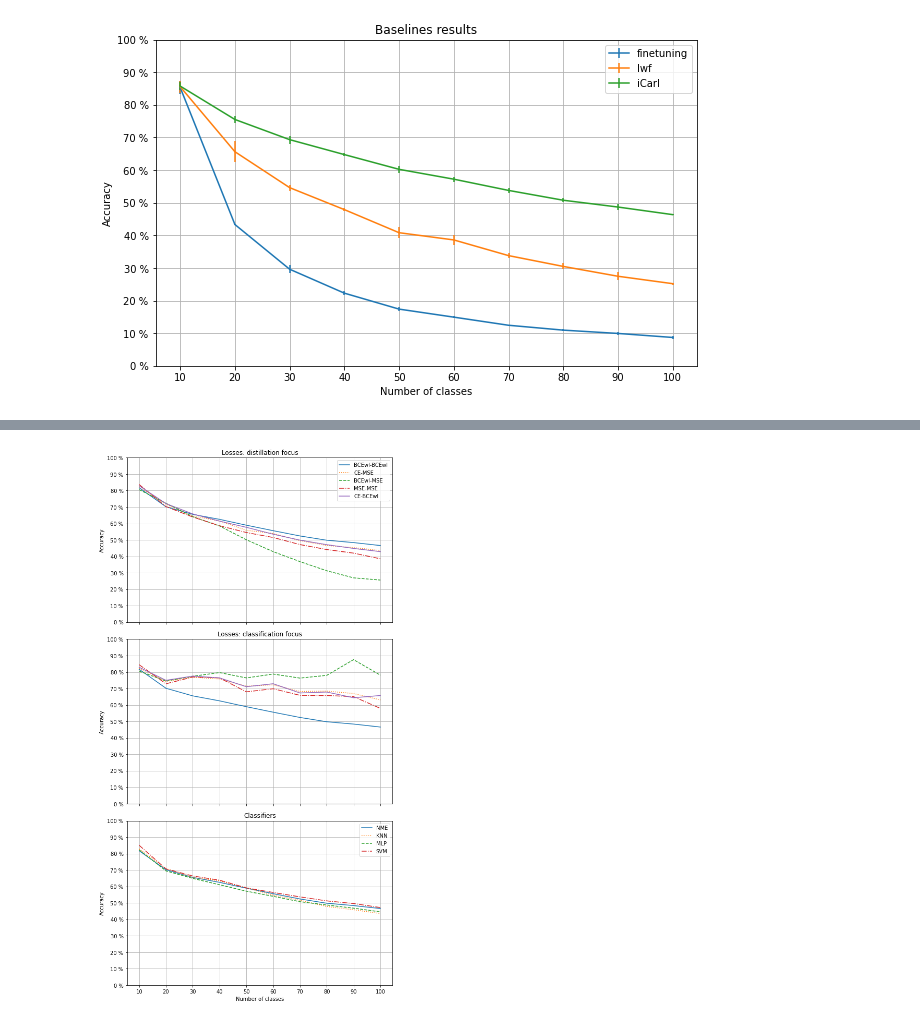
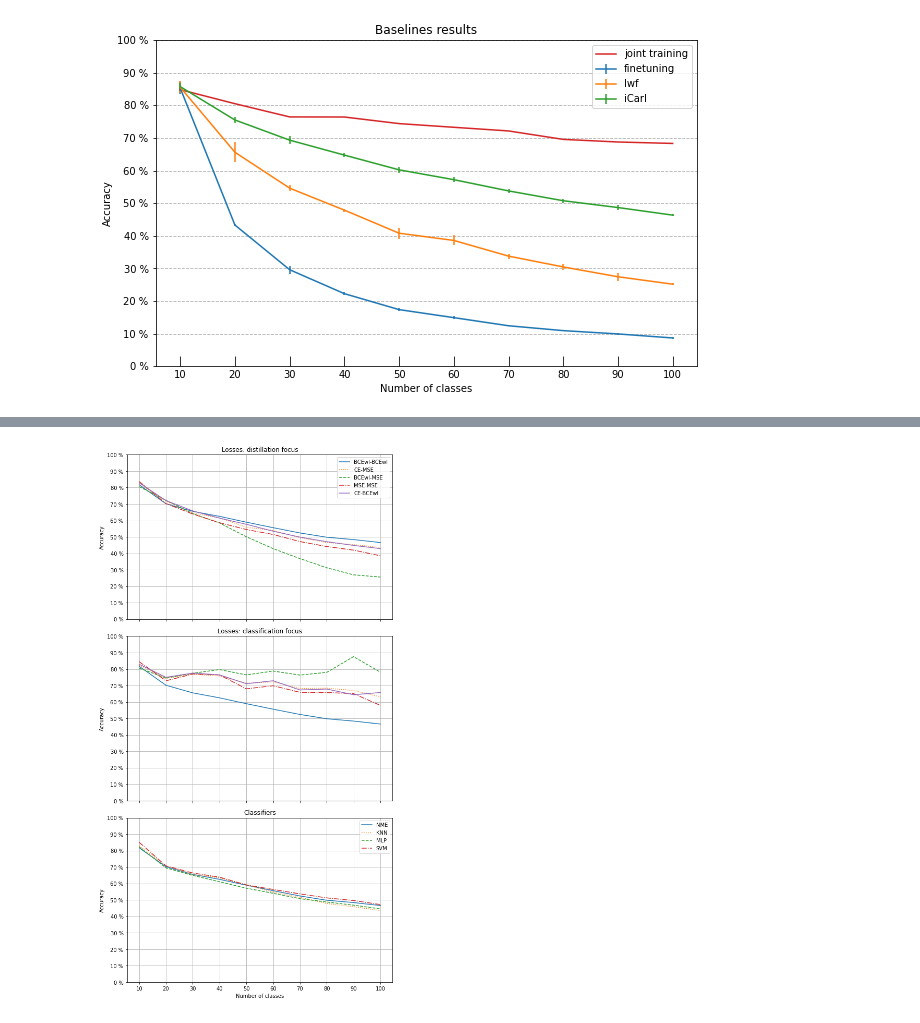
Before and after one commit to alessandronicolini/Incremental-Learning, a Jupyter notebook: Project_plots.ipynb, the cells around one changed output, grey strips where cells are left out. Cells and saved outputs as stored; diff of their text form; code cells hidden in the pictures.

```diff
--- a/Project_plots.ipynb
+++ b/Project_plots.ipynb
@@ -7,41 +7,44 @@ import matplotlib.pyplot as plt
 # seed 203, 981, 404
 # TODO rifare il joint training
 size_param = 6
-joint_training = [[84.82, 80.52, 76.46, 76.43, 74.41, 73.28, 72.16, 69.57, 68.77, 68.33]]
+joint_training = np.array([84.82, 80.52, 76.46, 76.43, 74.41, 73.28, 72.16, 69.57, 68.77, 68.33], dtype=float)
 
 finetuning = np.array([[82.6, 43.30, 30.27, 22.70, 17.10, 15.43, 12.59, 10.60, 9.50, 8.95],
                        [86.70, 43.60, 30.63, 21.52, 18.08, 14.88, 12.46, 11.09, 9.79, 8.18],
                        [86.70, 43.05, 27.93, 22.60, 16.96, 14.45, 12.24, 11.12, 10.48, 8.94]], dtype=float)
 
 lwf = np.array([[83, 64.4, 53.97, 47.42, 39.54, 38.93, 34.21, 30.1, 26.02, 24.8],
                 [86.2, 69.95, 55.93, 48.57, 43.22, 40.28, 34.43, 31.71, 28.95, 25.65],
                 [87.5, 62.55, 53.97, 47.67, 39.66, 36.57, 32.72, 29.6,27.4, 25.09]], dtype=float)
 
 iCarl = np.array([[84.04, 74.22, 68.14, 63.96, 58.93, 56.98, 53.57, 50.37, 47.52, 46.64],
                   [86.38, 76.46, 70.96, 64.99, 61.3, 58.24, 54.66, 51.69, 49.51, 46.05],
                   [86.83, 75.89, 68.92, 65.32, 60.48, 56.44, 53.1, 50.23, 49, 46.36]], dtype=float)
 
 classes = [i*10 for i in range(1, 11)]
 
 fig, ax = plt.subplots(figsize=(1.618*size_param, size_param))
 for values, method_name in zip([finetuning, lwf, iCarl], ['finetuning', 'lwf', 'iCarl']):
   means = values.mean(axis=0)
   errs = values.std(axis=0)
 
   ax.errorbar(classes, means, yerr=errs, label=method_name)
 
+ax.plot(classes, joint_training, label='joint training')
 ax.set(xticks=classes,
        xlabel='Number of classes',
        yticks=[i*10 for i in range(11)],
        yticklabels=[str(i*10)+' %' for i in range(11)],
        ylabel='Accuracy',
        title='Baselines results')
+
+ax.tick_params(axis='x', direction='in')
 ax.legend()
-ax.grid()
+ax.grid(axis='y', linestyle='--')
 plt.savefig('baselines_report.png')
 plt.show()
 # %% [output]
-[figure, old version]
+[figure, new version]
 # %%
 # ICARL DIFFERENT CONFIGURATIONS SEED 203
 size_param = 6
```
Also changed, not shown: parts of 2 cells of this notebook.
